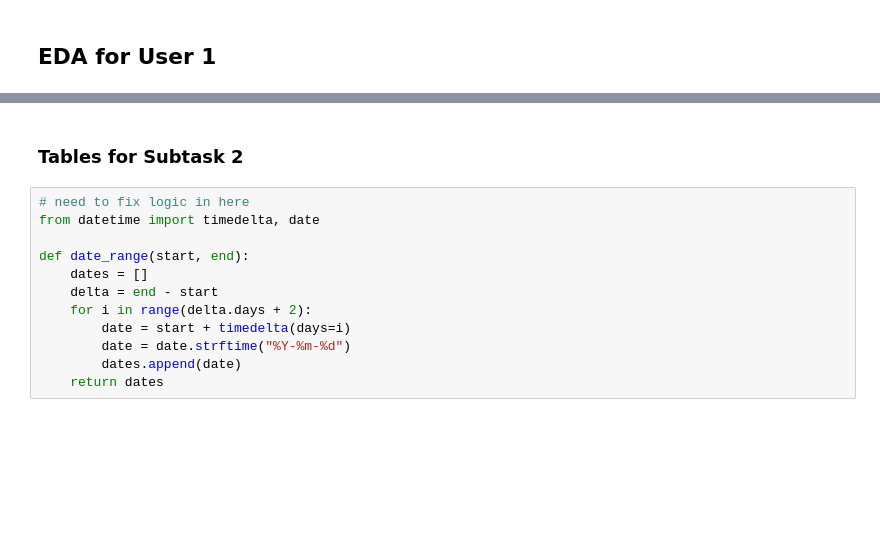
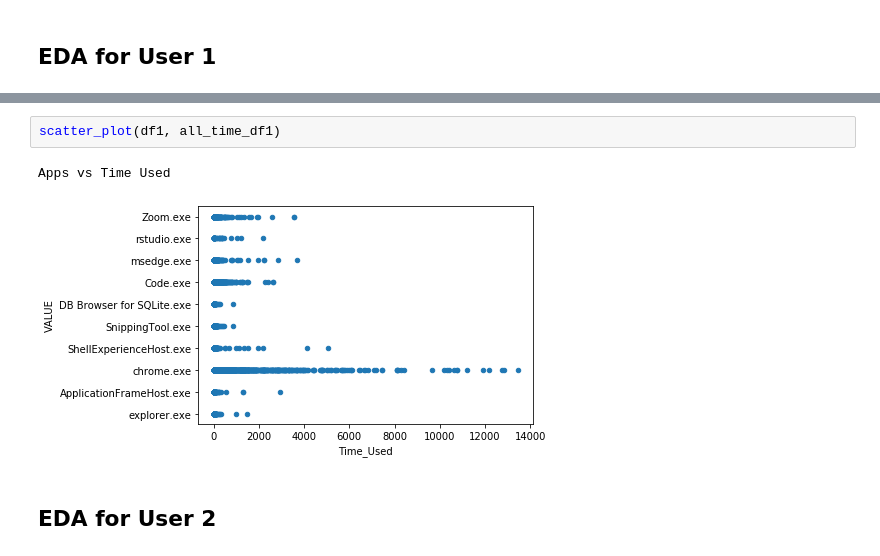
Before and after one commit to miloncl/System-Usage-Analysis, a Jupyter notebook: notebooks/Process and EDA.ipynb, the cells around one changed output, grey strips where cells are left out. Saved outputs shown, nothing was run; the diff lists cells and outputs as text; blank space fills up the shorter version.

```diff
--- a/notebooks/Process and EDA.ipynb
+++ b/notebooks/Process and EDA.ipynb
@@ -199,14 +63,7 @@ df_pivot
+# %%
+scatter_plot(df1, all_time_df1)
+# %% [output]
+Apps vs Time Used
+[figure, added]
 # %% [markdown]
-### Tables for Subtask 2
+## EDA for User 2
-# %%
-# need to fix logic in here
-from datetime import timedelta, date
-
-def date_range(start, end):
-    dates = []
-    delta = end - start
-    for i in range(delta.days + 2):
-        date = start + timedelta(days=i)
-        date = date.strftime("%Y-%m-%d")
-        dates.append(date)
-    return dates
```
Also changed, not shown: parts of 27 cells of this notebook, 2 other files.
